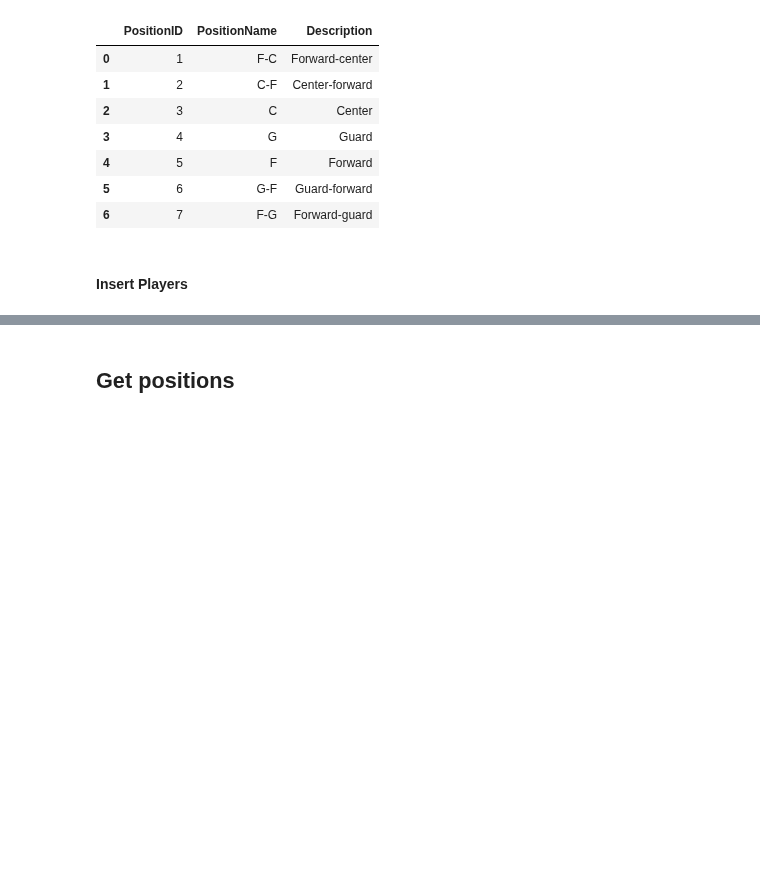
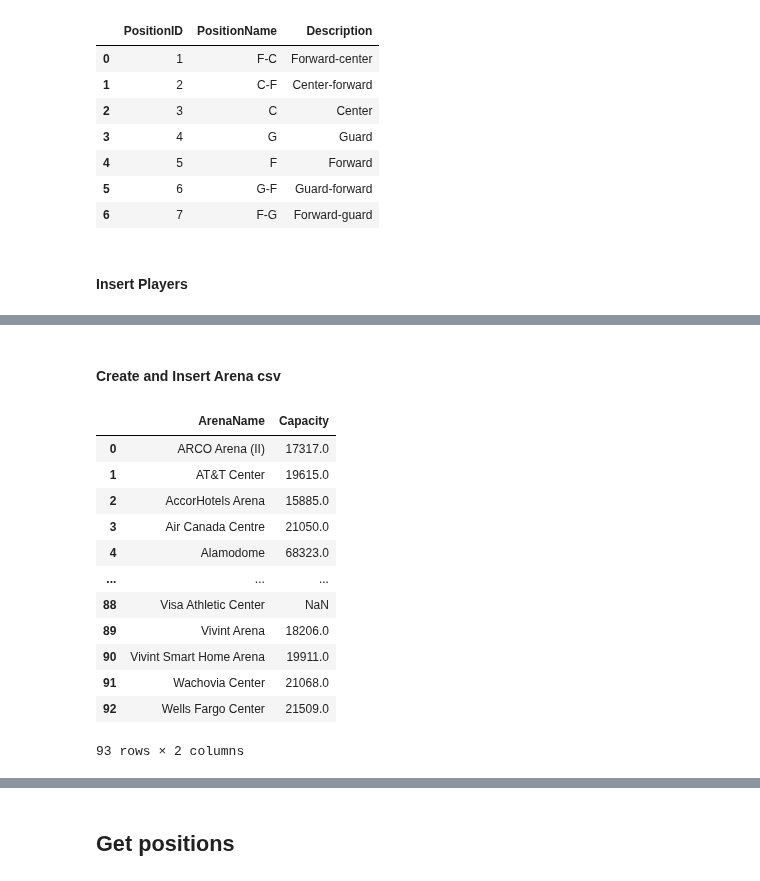
Before and after one commit to dizzydwarfus/Personal_Projects, a Jupyter notebook: nba_airflow/core/sql/sqlalchemyv2.ipynb, the cells around one changed output, grey strips where cells are left out. Cells and saved outputs as stored; diff of their text form; code cells hidden in the pictures; blank space fills up the shorter version.

```diff
--- a/nba_airflow/core/sql/sqlalchemyv2.ipynb
+++ b/nba_airflow/core/sql/sqlalchemyv2.ipynb
@@ -2,11 +2,16 @@
 # SQL Server Database
 # %%
 import sqlalchemy
-from sqlalchemy import text
+from sqlalchemy import text, bindparam
 from functools import partial
 import pandas as pd
 from sql_connector import DB
 import re
+import hashlib
+import numpy as np
+
+# show all columns
+pd.set_option('display.max_columns', None)
 # %% [markdown]
 ## Create Engine
 # %%
@@ -79,0 +116,2 @@ with nba.engine.connect() as connection:
+# %% [markdown]
+#### Create and Insert Arena csv
@@ -79,0 +122,17 @@ with nba.engine.connect() as connection:
+# %%
+arena = pd.read_csv(r'D:\lianz\Desktop\Python\personal_projects\nba_airflow\data\arena.csv')
+arena
+# %% [output]
+|  | ArenaName | Capacity |
+| 0 | ARCO Arena (II) | 17317.0 |
+| 1 | AT&T Center | 19615.0 |
+| 2 | AccorHotels Arena | 15885.0 |
+| 3 | Air Canada Centre | 21050.0 |
+| 4 | Alamodome | 68323.0 |
+| ... | ... | ... |
+| 88 | Visa Athletic Center | NaN |
+| 89 | Vivint Arena | 18206.0 |
+| 90 | Vivint Smart Home Arena | 19911.0 |
+| 91 | Wachovia Center | 21068.0 |
+| 92 | Wells Fargo Center | 21509.0 |
+93 rows × 2 columns
```
Also changed, not shown: parts of 28 cells of this notebook, 8 other files.
